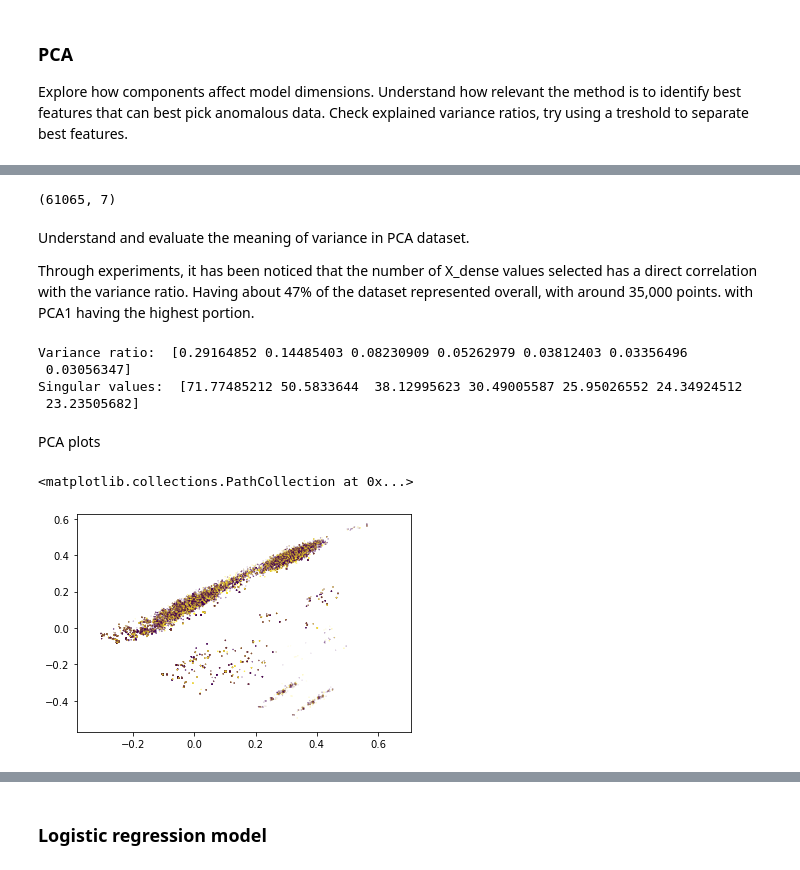
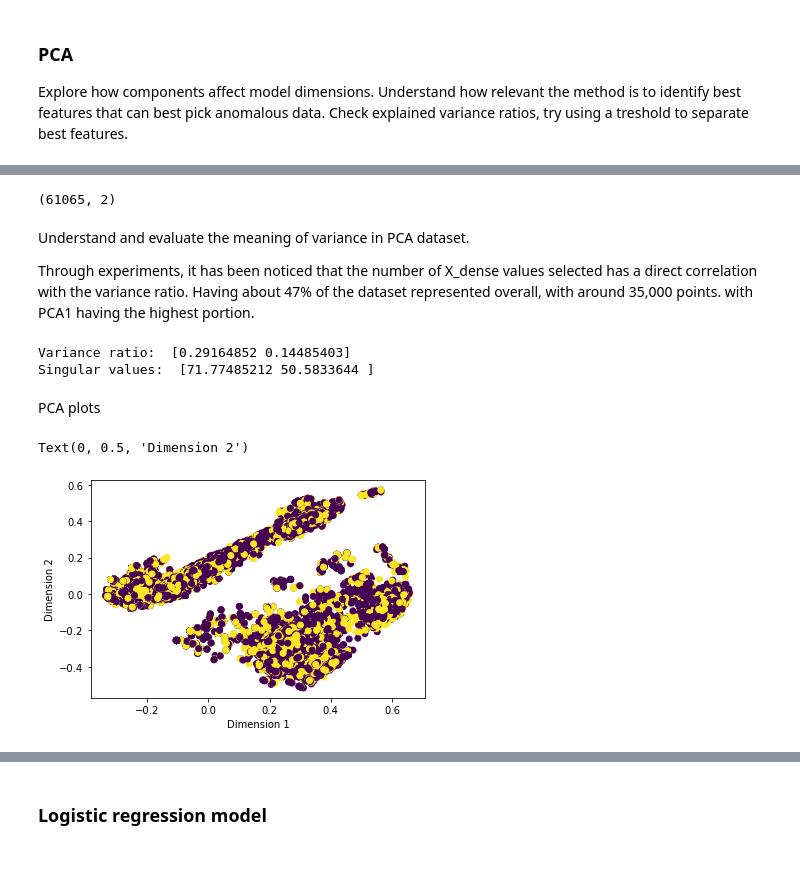
Before and after one commit to Aldair2202/Dissertation, a Jupyter notebook: Solution/Prototype1.ipynb, the cells around one changed output, grey strips where cells are left out. Cells and saved outputs as stored; diff of their text form; code cells hidden in the pictures.

```diff
--- a/Solution/Prototype1.ipynb
+++ b/Solution/Prototype1.ipynb
@@ -244,13 +260,13 @@ print(len(y_short))
 61065
 # %%
 short_X_dense = X_dense[:,:]
-pca = PCA(n_components=7, svd_solver='full')
+pca = PCA(n_components=2, svd_solver='full')
 X_PCA = pca.fit_transform(short_X_dense)
 X_embedded = TSNE(n_components=2).fit_transform(short_X_dense)
 # %%
 np.shape(X_PCA)
 # %% [output]
-(61065, 7)
+(61065, 2)
 # %% [markdown]
 Understand and evaluate the meaning of variance in PCA dataset.
 
@@ -259,18 +275,18 @@ Through experiments, it has been noticed that the number of X_dense values selec
 print("Variance ratio: ", pca.explained_variance_ratio_)
 print("Singular values: ", pca.singular_values_)
 # %% [output]
-Variance ratio:  [0.29164852 0.14485403 0.08230909 0.05262979 0.03812403 0.03356496
- 0.03056347]
-Singular values:  [71.77485212 50.5833644  38.12995623 30.49005587 25.95026552 24.34924512
- 23.23505682]
+Variance ratio:  [0.29164852 0.14485403]
+Singular values:  [71.77485212 50.5833644 ]
 # %% [markdown]
 PCA plots
 # %%
 # Scatter plot
-plt.scatter(X_PCA[:,0], X_PCA[:,1], X_PCA[:,2], c=y_short)
+plt.scatter(X_PCA[:,0], X_PCA[:,1], c=y_short)
+plt.xlabel('Dimension 1')
+plt.ylabel('Dimension 2')
 # %% [output]
-<matplotlib.collections.PathCollection at 0x...>
+Text(0, 0.5, 'Dimension 2')
-[figure, old version]
+[figure, new version]
 # %%
 # Linear plot
 plt.scatter(X_embedded[:,0], X_embedded[:,1], c=y_short)
```
Also changed, not shown: parts of 7 cells of this notebook.
